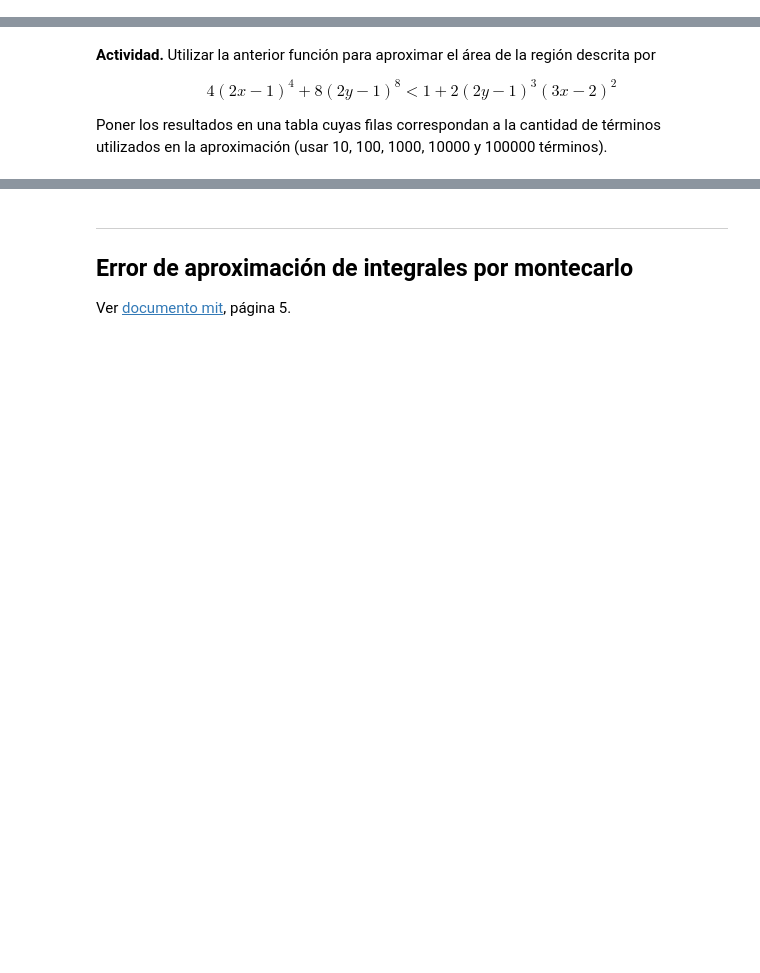
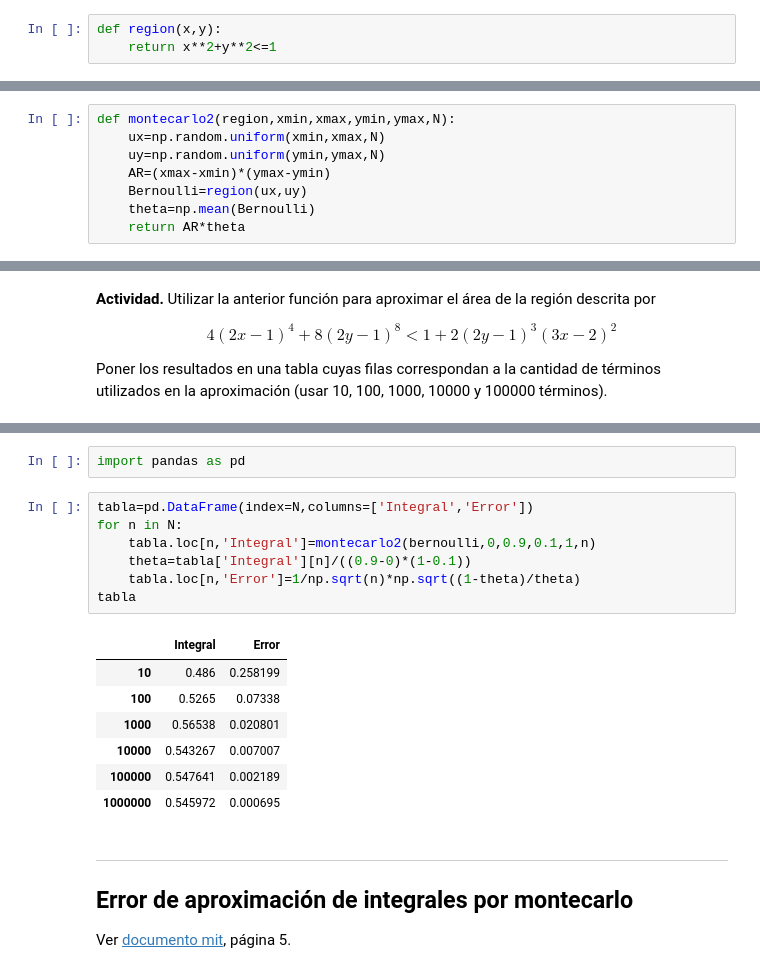
Before and after one commit to ChrisReyes57/SimMat-P2022, a Jupyter notebook: Montecarlo/IntegracionMontecarlo.ipynb, the cells around one changed output, grey strips where cells are left out. Cells and saved outputs as stored; diff of their text form; blank space fills up the shorter version.

```diff
--- a/Montecarlo/IntegracionMontecarlo.ipynb
+++ b/Montecarlo/IntegracionMontecarlo.ipynb
@@ -331,3 +415,6 @@ son realizaciones de la variable aleatoria $B$, que a su vez es producto de las
 Finalmente, la aproximación montecarlo tipo 2 con $N$ términos es
 
 $$A(\mathcal{D})\approx \frac{A(\mathcal{R})}{N}\sum_{i=1}^{N}b_i.$$
+# %%
+def region(x,y):
+    return x**2+y**2<=1
@@ -340,3 +445,11 @@ Escribamos una función que tenga como entradas:
 - el número de términos que se usará en la aproximación $N$,
 
 y que devuelva la aproximación montecarlo tipo 2 del area de la region.
+# %%
+def montecarlo2(region,xmin,xmax,ymin,ymax,N):
+    ux=np.random.uniform(xmin,xmax,N)
+    uy=np.random.uniform(ymin,ymax,N)
+    AR=(xmax-xmin)*(ymax-ymin)
+    Bernoulli=region(ux,uy)
+    theta=np.mean(Bernoulli)
+    return AR*theta
@@ -349,3 +489,20 @@ Poner los resultados en una tabla cuyas filas correspondan a la cantidad de tér
+# %%
+import pandas as pd
+# %%
+tabla=pd.DataFrame(index=N,columns=['Integral','Error'])
+for n in N:
+    tabla.loc[n,'Integral']=montecarlo2(bernoulli,0,0.9,0.1,1,n)
+    theta=tabla['Integral'][n]/((0.9-0)*(1-0.1))
+    tabla.loc[n,'Error']=1/np.sqrt(n)*np.sqrt((1-theta)/theta)
+tabla
+# %% [output]
+|  | Integral | Error |
+| 10 | 0.486 | 0.258199 |
+| 100 | 0.5265 | 0.07338 |
+| 1000 | 0.56538 | 0.020801 |
+| 10000 | 0.543267 | 0.007007 |
+| 100000 | 0.547641 | 0.002189 |
+| 1000000 | 0.545972 | 0.000695 |
 # %% [markdown]
 ___
 ## Error de aproximación de integrales por montecarlo
```
Also changed, not shown: parts of 20 cells of this notebook.
